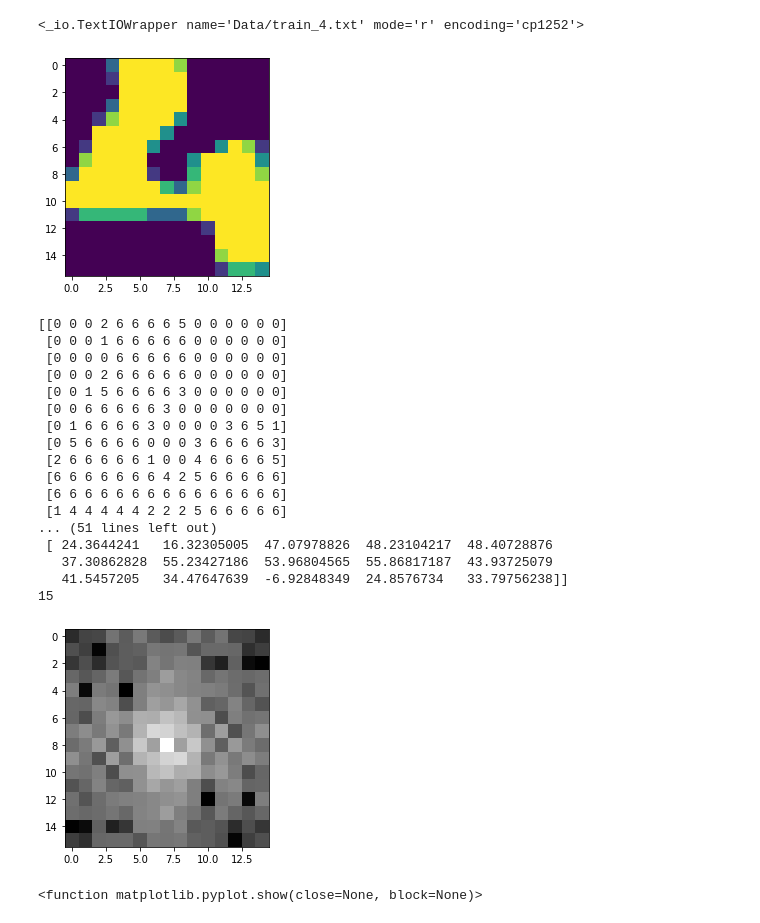
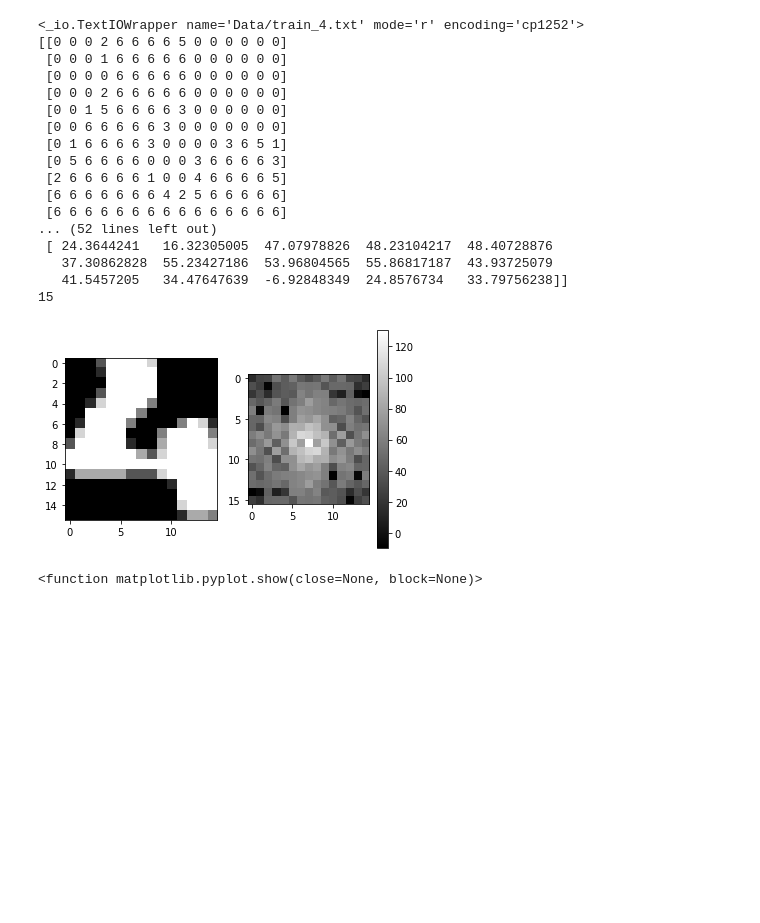
Before and after one commit to karthik-charan/Bio-inspired-handwritten-digit-recognition, a Jupyter notebook: FFT_frequency filtering exploration.ipynb, the cells around one changed output. Drawn from its saved outputs; the diff is of its cells as text; code cells hidden in the pictures; blank space fills up the shorter version.

```diff
--- a/FFT_frequency filtering exploration.ipynb
+++ b/FFT_frequency filtering exploration.ipynb
@@ -31,44 +55,42 @@ def gaussianHP(D0,imgShape):
 # %%
 #this is a visualization of one of our examples. Please note that the line fshift = np.fft.fftshift(fft_data) in the code of the
 #FFT_transform in dataloader (at least in the version I use) is centering the low frequency band. So what you see here is that we
 #have the highest amplitude (lightest squeres) in the center which means in the low frequency band
 with open('Data/train_4.txt') as f:
     print(f)
     for line in f:
         curr = line.strip()
         mat = np.fromstring(curr, dtype=int, sep='  ')
         mat_r = np.reshape(mat, (-1, 15))
-        plot_digi_fig(mat_r)
+        plt.subplot(121),plt.imshow(mat_r, "gray")
         print(mat_r)
         print(len(mat_r[0]))
         print(len(mat_r))
         mag_val = FFT_transform(mat_r)
-        plt.imshow(mag_val, "gray")
+        plt.subplot(122),plt.imshow(mag_val, "gray"),plt.colorbar()
         print(mag_val)
         len(mag_val)
         print(len(mag_val[0]))
         break
 # %% [output]
 <_io.TextIOWrapper name='Data/train_4.txt' mode='r' encoding='cp1252'>
+[[0 0 0 2 6 6 6 6 5 0 0 0 0 0 0]
+ [0 0 0 1 6 6 6 6 6 0 0 0 0 0 0]
+ [0 0 0 0 6 6 6 6 6 0 0 0 0 0 0]
+ [0 0 0 2 6 6 6 6 6 0 0 0 0 0 0]
+ [0 0 1 5 6 6 6 6 3 0 0 0 0 0 0]
+ [0 0 6 6 6 6 6 3 0 0 0 0 0 0 0]
+ [0 1 6 6 6 6 3 0 0 0 0 3 6 5 1]
+ [0 5 6 6 6 6 0 0 0 3 6 6 6 6 3]
+ [2 6 6 6 6 6 1 0 0 4 6 6 6 6 5]
+ [6 6 6 6 6 6 6 4 2 5 6 6 6 6 6]
+ [6 6 6 6 6 6 6 6 6 6 6 6 6 6 6]
+... (52 lines left out)
+ [ 24.3644241   16.32305005  47.07978826  48.23104217  48.40728876
+   37.30862828  55.23427186  53.96804565  55.86817187  43.93725079
+   41.5457205   34.47647639  -6.92848349  24.8576734   33.79756238]]
+15
-[figure, old version]
+[figure, new version]
-[[0 0 0 2 6 6 6 6 5 0 0 0 0 0 0]
- [0 0 0 1 6 6 6 6 6 0 0 0 0 0 0]
- [0 0 0 0 6 6 6 6 6 0 0 0 0 0 0]
- [0 0 0 2 6 6 6 6 6 0 0 0 0 0 0]
- [0 0 1 5 6 6 6 6 3 0 0 0 0 0 0]
- [0 0 6 6 6 6 6 3 0 0 0 0 0 0 0]
- [0 1 6 6 6 6 3 0 0 0 0 3 6 5 1]
- [0 5 6 6 6 6 0 0 0 3 6 6 6 6 3]
- [2 6 6 6 6 6 1 0 0 4 6 6 6 6 5]
- [6 6 6 6 6 6 6 4 2 5 6 6 6 6 6]
- [6 6 6 6 6 6 6 6 6 6 6 6 6 6 6]
- [1 4 4 4 4 4 2 2 2 5 6 6 6 6 6]
-... (51 lines left out)
- [ 24.3644241   16.32305005  47.07978826  48.23104217  48.40728876
-   37.30862828  55.23427186  53.96804565  55.86817187  43.93725079
-   41.5457205   34.47647639  -6.92848349  24.8576734   33.79756238]]
-15
-[figure, removed]
 # %%
 #to test this we use again code from the blog mentioned above to apply a low and a high pass filter to our data
 original=np.fft.fft2(mat_r)
```
Also changed, not shown: parts of 11 cells of this notebook.
